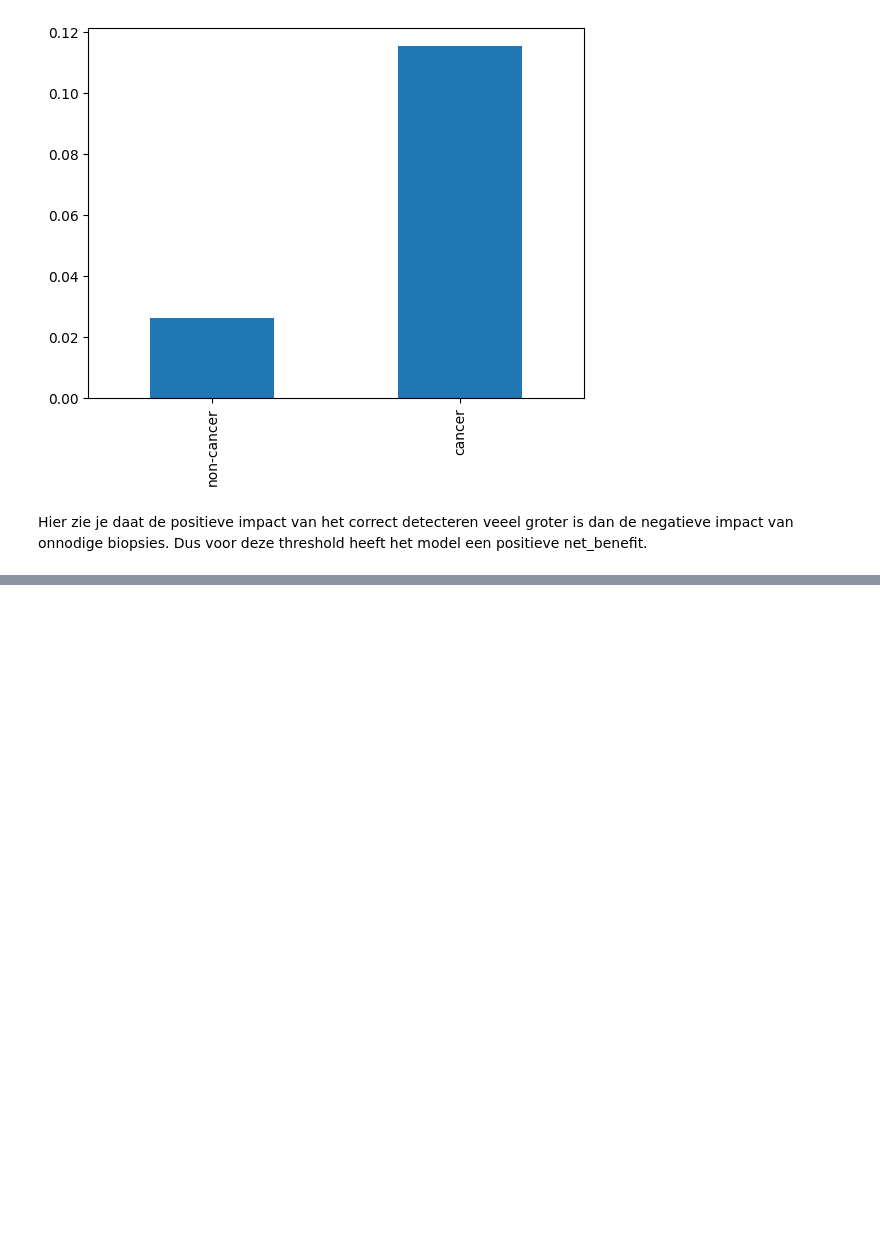
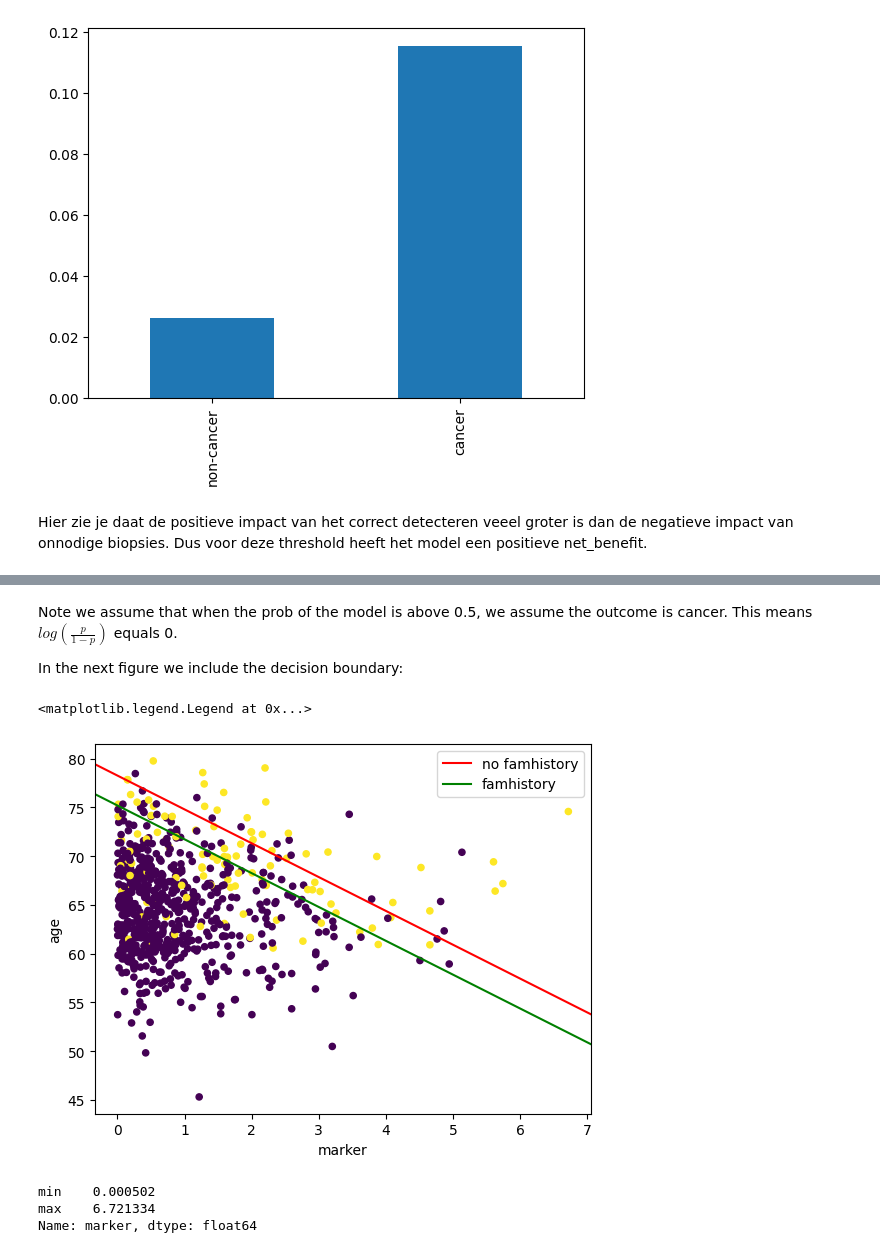
Before and after one commit to ictinnovaties-zorg/dca_blogpost, a Jupyter notebook: lab_book.ipynb, the cells around one changed output, grey strips where cells are left out. Cells and saved outputs as stored; diff of their text form; code cells hidden in the pictures; blank space fills up the shorter version.

```diff
--- a/lab_book.ipynb
+++ b/lab_book.ipynb
@@ -234,0 +306,34 @@ Hier zie je daat de positieve impact van het correct detecteren veeel groter is
+# %% [markdown]
+Note we assume that when the prob of the model is above 0.5, we assume the outcome is cancer. This means $log(\frac{p}{1-p})$ equals 0.
+
+In the next figure we include the decision boundary:
+# %%
+p_thold = 0.5
+logit_p = np.log(p_thold / (1 - p_thold))
+
+marker_range = np.linspace(*df_cancer_dx['marker'].agg(['min', 'max']))
+complex_model.params
+
+ax = df_cancer_dx[['cancer', 'marker', 'age']].plot(kind='scatter', x='marker', y='age', c='cancer', colormap='viridis', colorbar=False)
+
+c_intercept, c_age, c_marker, c_famhistory = complex_model.params
+marker_range = df_cancer_dx['marker'].agg(['min', 'max'])
+
+famhistory = 0
+age_pred = (-c_intercept - c_marker * marker_range - c_famhistory * famhistory + logit_p) / c_age
+ax.axline((marker_range[0], age_pred[0]), (marker_range[1], age_pred[1]), color='red', label='no famhistory')
+
+famhistory = 1
+age_pred = (-c_intercept - c_marker * marker_range - c_famhistory * famhistory + logit_p) / c_age
+ax.axline((marker_range[0], age_pred[0]), (marker_range[1], age_pred[1]), color='green', label='famhistory')
+
+plt.legend()
+# %% [output]
+<matplotlib.legend.Legend at 0x...>
+[figure, added]
+# %%
+df_cancer_dx['marker'].agg(['min', 'max'])
+# %% [output]
+min    0.000502
+max    6.721334
+Name: marker, dtype: float64
```
Also changed, not shown: parts of 10 cells of this notebook, 3 other files.
